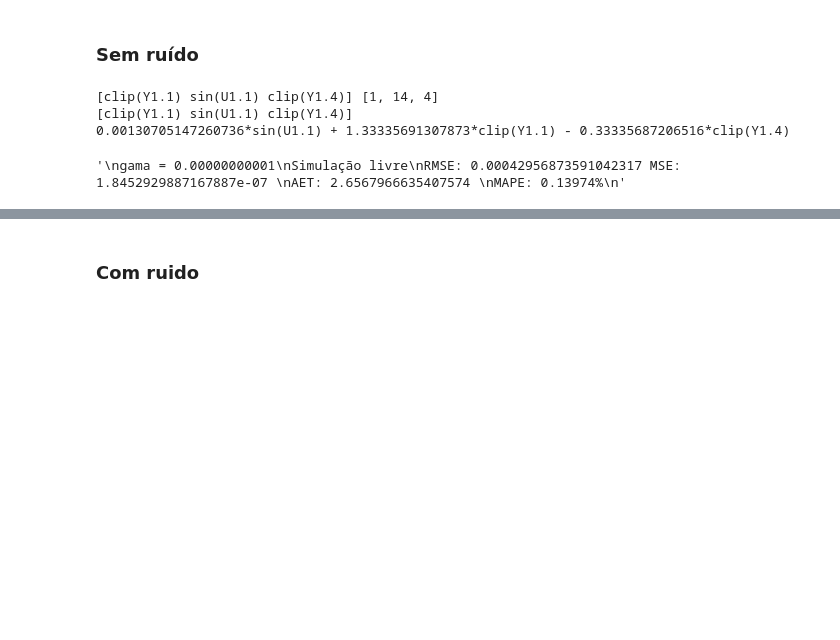
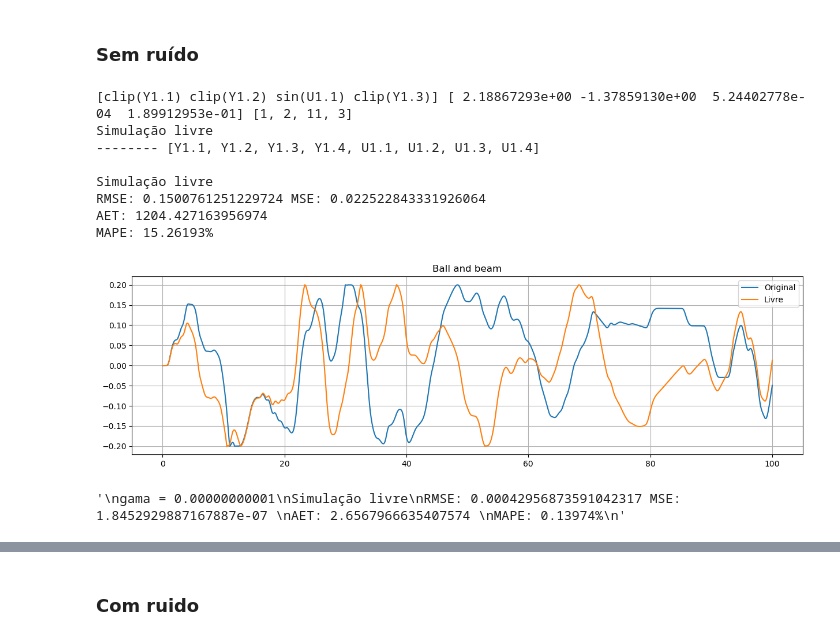
Before and after one commit to JonhLucas/NARX_MISO, a Jupyter notebook: ballbeam/numericExample.ipynb, the cells around one changed output, grey strips where cells are left out. Drawn from its saved outputs; the diff is of its cells as text; code cells hidden in the pictures; blank space fills up the shorter version.

```diff
--- a/numericExample.ipynb
+++ b/ballbeam/numericExample.ipynb
@@ -78,19 +78,13 @@ plt.show()
 ui = np.reshape(u, (1, -1)).copy()
 yi = np.reshape(my_data[:, 1], (1, -1)).copy()
 
-output = 0  # 0 ou 1
-'''
-num = [8]
+output = 0
+num = [4]
 params = []
-params.append({'nb':[4],'na':[3], 'level':3, 'nonlinear':[3,0,0,0,0], 'root':False, 'delay':1, 'diff':False})
-'''
-#params.append({'nb':[2],'na':[3], 'level':4, 'nonlinear':[1,0,0,0,0], 'root':False, 'delay':1, 'diff':False})
-num = [8]
-params = []
-params.append({'nb':[4],'na':[4], 'level':2, 'nonlinear':[3,3,0,0,0], 'root':False, 'delay':1, 'diff':False, 'ymodifier':[1,0]})
+params.append({'nb':[4],'na':[4], 'level':1, 'nonlinear':[3,0,0,0,0], 'root':False, 'delay':1, 'diff':False, 'ymodifier':[1,0]})
 
 sselector = structureSelector()
-clip.setLimit(-1, 1)
+clip.setLimit(-0.2, 0.2)
 ss = sselector.symbolic_regressors(**params[output], intg=False)
 #print(ss)
 
@@ -99,43 +93,49 @@ vCandidatos = sselector.matrix_candidate(ui, yi, **params[output], dt=dt, intg=F
 pad = max(max(params[output]['nb']), max(params[output]['na']))
 psi, selected  = sselector.semp(vCandidatos.T, yi[output, pad:], num[output], 1e-13)
 
 model = ss[selected]
-print(model, selected)
 
 theta = LSM(yi[output, pad:], psi)
 #theta1 = recursiveMQ(yi[output, pad:], psi, pad)
+print(model, theta, selected)
 
 model = ss[selected]
-pprint(model)
-print(model @ theta)
+#pprint(model)
+#print(model @ theta)
 
-'''
+
 slivre = sselector.predict(ui, yi, theta, ss[selected], params[output]['nb'], params[output]['na'], output, params[output]['delay'], params[output]['diff'], dt=dt, intg=False)
-yhat = sselector.oneStepForward(ui, yi, theta, ss[selected], params[output]['nb'], params[output]['na'], output, params[output]['diff'], dt=dt, intg=False)
-
 print("\nSimulação livre")
 metrics(yi, slivre)
+'''
+yhat = sselector.oneStepForward(ui, yi, theta, ss[selected], params[output]['nb'], params[output]['na'], output, params[output]['diff'], dt=dt, intg=False)
 print("\nUm passo a frente")
 metrics(yi, yhat)
-
+'''
 plt.figure(figsize=(15,4))
 plt.title("Ball and beam")
 plt.plot(t, yi.T, label='Original')
-plt.plot(t, yhat, label='um passo a frente')
+#plt.plot(t, yhat, label='um passo a frente')
 plt.plot(t, slivre, label='Livre')
 plt.legend()
 plt.grid()
 plt.show()
-'''
+
 '''
 gama = 0.00000000001
 Simulação livre
 RMSE: 0.00042956873591042317 MSE: 1.8452929887167887e-07
 AET: 2.6567966635407574
 MAPE: 0.13974%
 '''
 # %% [output]
-[clip(Y1.1) sin(U1.1) clip(Y1.4)] [1, 14, 4]
-[clip(Y1.1) sin(U1.1) clip(Y1.4)]
-0.00130705147260736*sin(U1.1) + 1.33335691307873*clip(Y1.1) - 0.33335687206516*clip(Y1.4)
+[clip(Y1.1) clip(Y1.2) sin(U1.1) clip(Y1.3)] [ 2.18867293e+00 -1.37859130e+00  5.24402778e-04  1.89912953e-01] [1, 2, 11, 3]
+Simulação livre
+-------- [Y1.1, Y1.2, Y1.3, Y1.4, U1.1, U1.2, U1.3, U1.4]
+
+Simulação livre
+RMSE: 0.1500761251229724 MSE: 0.022522843331926064
+AET: 1204.427163956974
+MAPE: 15.26193%
+[figure, added]
 '\ngama = 0.00000000001\nSimulação livre\nRMSE: 0.00042956873591042317 MSE: 1.8452929887167887e-07 \nAET: 2.6567966635407574 \nMAPE: 0.13974%\n'
```
Also changed, not shown: parts of 5 cells of this notebook, 16 other files.
